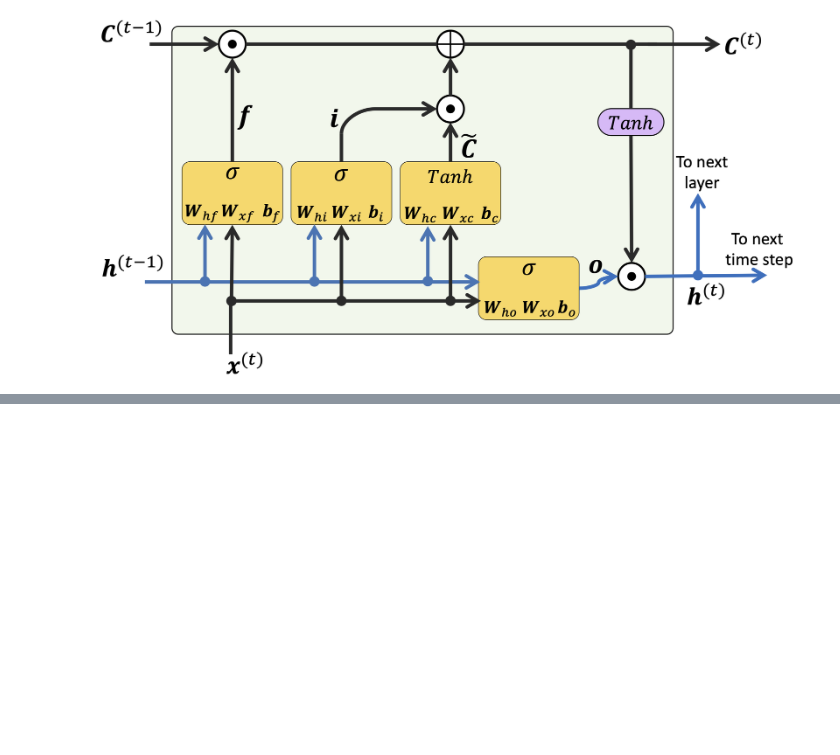
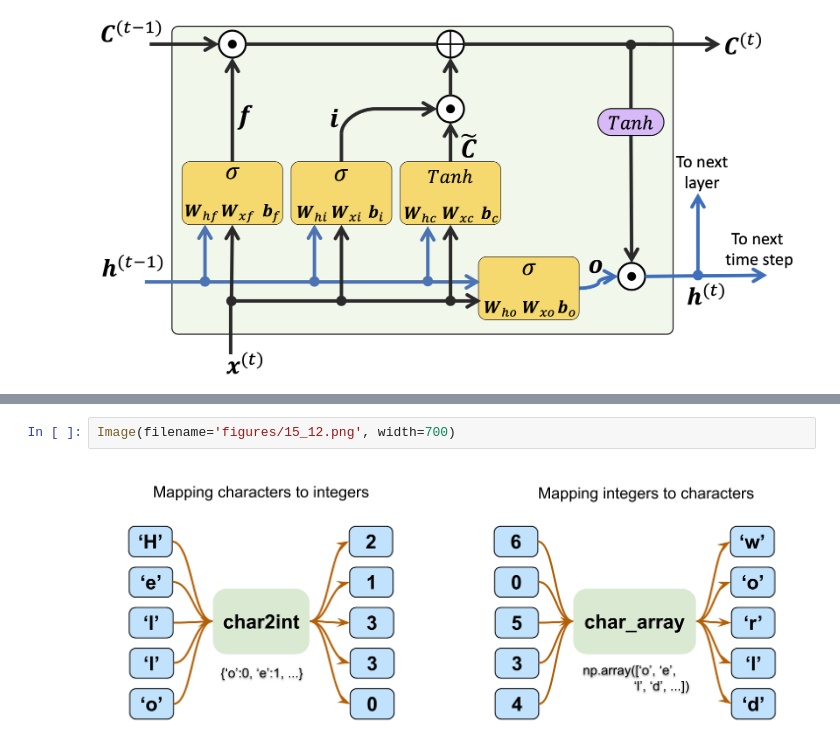
Before and after one commit to gitony0101/blog-stats-tony, a Jupyter notebook: pytorch/4-rnn.ipynb, the cells around one changed output, grey strips where cells are left out. Cells and saved outputs as stored; diff of their text form; blank space fills up the shorter version.

```diff
--- a/pytorch/4-rnn.ipynb
+++ b/pytorch/4-rnn.ipynb
@@ -128,0 +540,4 @@ Image(filename='figures/15_09.png', width=700)
+# %%
+Image(filename='figures/15_12.png', width=700)
+# %% [output]
+[figure, added]
```
Also changed, not shown: parts of 56 cells of this notebook, 5 other files.
